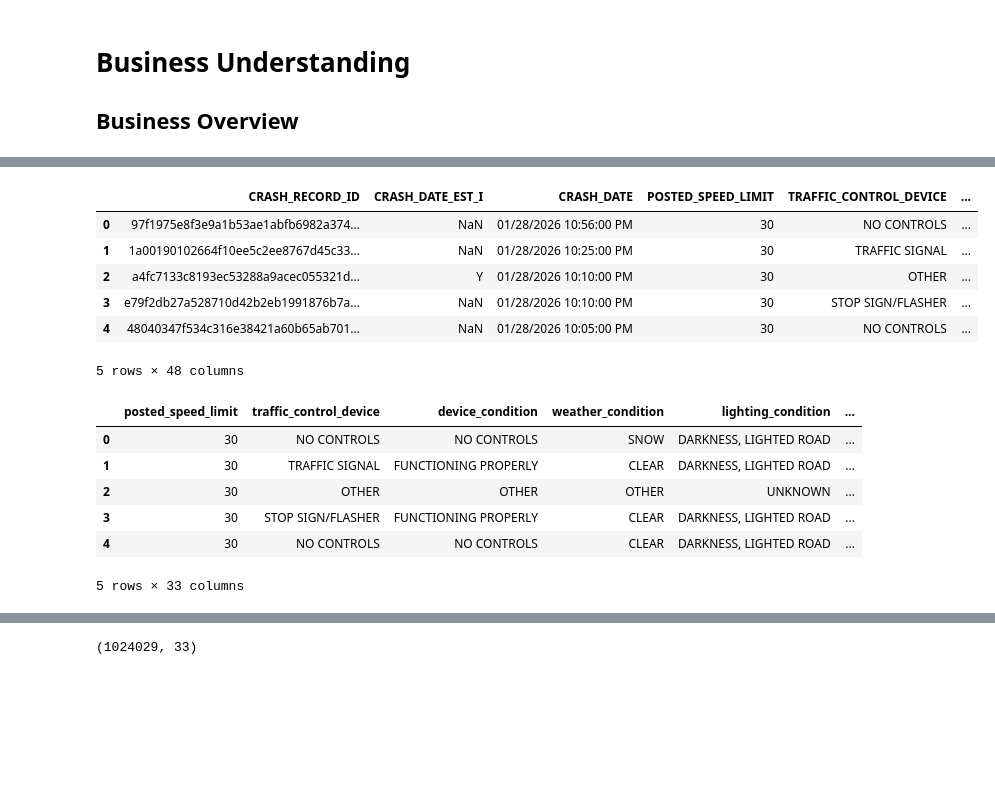
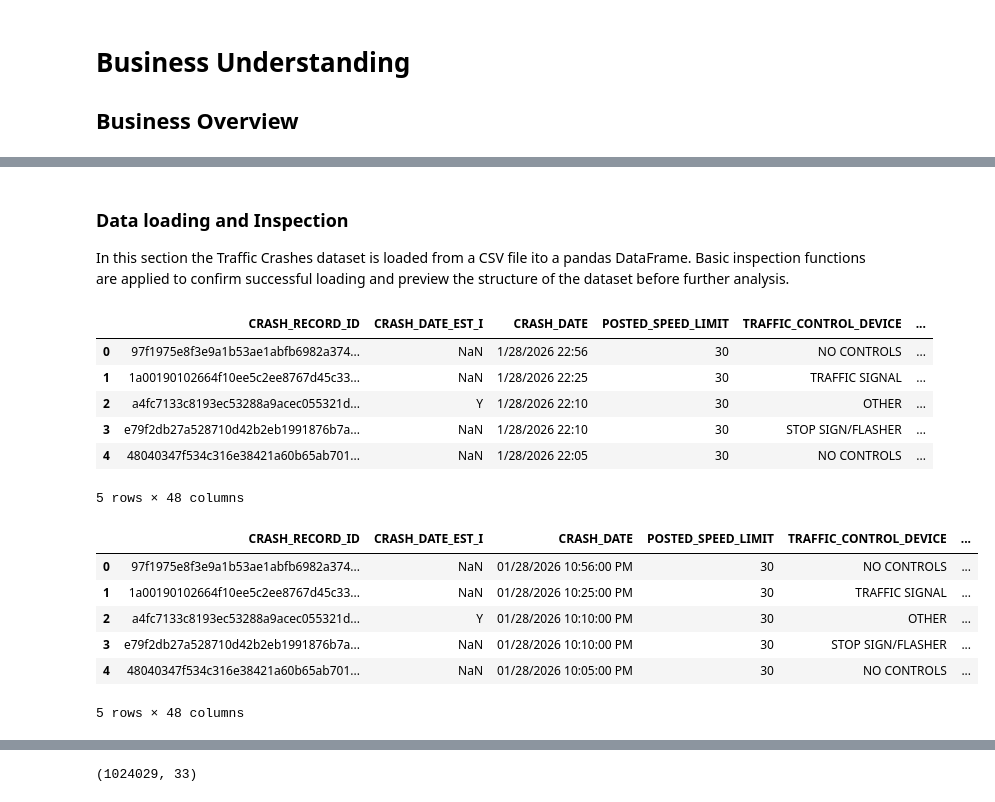
Before and after one commit to hellenmureithi/Phase_4_project, a Jupyter notebook: Notebooks/Hellen.ipynb, the cells around one changed output, grey strips where cells are left out. Cells and saved outputs as stored; diff of their text form; code cells hidden in the pictures; blank space fills up the shorter version.

```diff
--- a/Notebooks/Hellen.ipynb
+++ b/Notebooks/Hellen.ipynb
@@ -47,25 +62,30 @@ from sklearn.model_selection import train_test_split
 from sklearn.impute import SimpleImputer
 from sklearn.preprocessing import OneHotEncoder
 from sklearn.metrics import classification_report
+# %% [markdown]
+### Data loading and Inspection
+In this section the Traffic Crashes dataset is loaded from a CSV file ito a pandas DataFrame. Basic inspection functions are applied to confirm successful loading and preview the structure of the dataset before further analysis.
 # %%
-df1 = pd.read_csv("Traffic_Crashes_-_Crashes_20260130.csv")
+# Loading the dataset
+df1 = pd.read_csv("../Traffic_Crashes.csv")
+# display first five rows.
 df1.head()
 # %% [output]
 |  | CRASH_RECORD_ID | CRASH_DATE_EST_I | CRASH_DATE | POSTED_SPEED_LIMIT | TRAFFIC_CONTROL_DEVICE | ... |
-| 0 | 97f1975e8f3e9a1b53ae1abfb6982a374... | NaN | 01/28/2026 10:56:00 PM | 30 | NO CONTROLS | ... |
-| 1 | 1a00190102664f10ee5c2ee8767d45c33... | NaN | 01/28/2026 10:25:00 PM | 30 | TRAFFIC SIGNAL | ... |
-| 2 | a4fc7133c8193ec53288a9acec055321d... | Y | 01/28/2026 10:10:00 PM | 30 | OTHER | ... |
-| 3 | e79f2db27a528710d42b2eb1991876b7a... | NaN | 01/28/2026 10:10:00 PM | 30 | STOP SIGN/FLASHER | ... |
-| 4 | 48040347f534c316e38421a60b65ab701... | NaN | 01/28/2026 10:05:00 PM | 30 | NO CONTROLS | ... |
+| 0 | 97f1975e8f3e9a1b53ae1abfb6982a374... | NaN | 1/28/2026 22:56 | 30 | NO CONTROLS | ... |
+| 1 | 1a00190102664f10ee5c2ee8767d45c33... | NaN | 1/28/2026 22:25 | 30 | TRAFFIC SIGNAL | ... |
+| 2 | a4fc7133c8193ec53288a9acec055321d... | Y | 1/28/2026 22:10 | 30 | OTHER | ... |
+| 3 | e79f2db27a528710d42b2eb1991876b7a... | NaN | 1/28/2026 22:10 | 30 | STOP SIGN/FLASHER | ... |
+| 4 | 48040347f534c316e38421a60b65ab701... | NaN | 1/28/2026 22:05 | 30 | NO CONTROLS | ... |
 5 rows × 48 columns
 # %%
-df_cleaned = pd.read_csv("cleaned_traffic_crashes (1).csv", low_memory=False)
+df_cleaned = pd.read_csv("../cleaned_traffic_crashes.csv", low_memory=False)
 df_cleaned.head()
 # %% [output]
-|  | posted_speed_limit | traffic_control_device | device_condition | weather_condition | lighting_condition | ... |
-| 0 | 30 | NO CONTROLS | NO CONTROLS | SNOW | DARKNESS, LIGHTED ROAD | ... |
-| 1 | 30 | TRAFFIC SIGNAL | FUNCTIONING PROPERLY | CLEAR | DARKNESS, LIGHTED ROAD | ... |
-| 2 | 30 | OTHER | OTHER | OTHER | UNKNOWN | ... |
-| 3 | 30 | STOP SIGN/FLASHER | FUNCTIONING PROPERLY | CLEAR | DARKNESS, LIGHTED ROAD | ... |
-| 4 | 30 | NO CONTROLS | NO CONTROLS | CLEAR | DARKNESS, LIGHTED ROAD | ... |
+|  | CRASH_RECORD_ID | CRASH_DATE_EST_I | CRASH_DATE | POSTED_SPEED_LIMIT | TRAFFIC_CONTROL_DEVICE | ... |
+| 0 | 97f1975e8f3e9a1b53ae1abfb6982a374... | NaN | 01/28/2026 10:56:00 PM | 30 | NO CONTROLS | ... |
+| 1 | 1a00190102664f10ee5c2ee8767d45c33... | NaN | 01/28/2026 10:25:00 PM | 30 | TRAFFIC SIGNAL | ... |
+| 2 | a4fc7133c8193ec53288a9acec055321d... | Y | 01/28/2026 10:10:00 PM | 30 | OTHER | ... |
+| 3 | e79f2db27a528710d42b2eb1991876b7a... | NaN | 01/28/2026 10:10:00 PM | 30 | STOP SIGN/FLASHER | ... |
+| 4 | 48040347f534c316e38421a60b65ab701... | NaN | 01/28/2026 10:05:00 PM | 30 | NO CONTROLS | ... |
-5 rows × 33 columns
+5 rows × 48 columns
```
Also changed, not shown: parts of 24 cells of this notebook.
